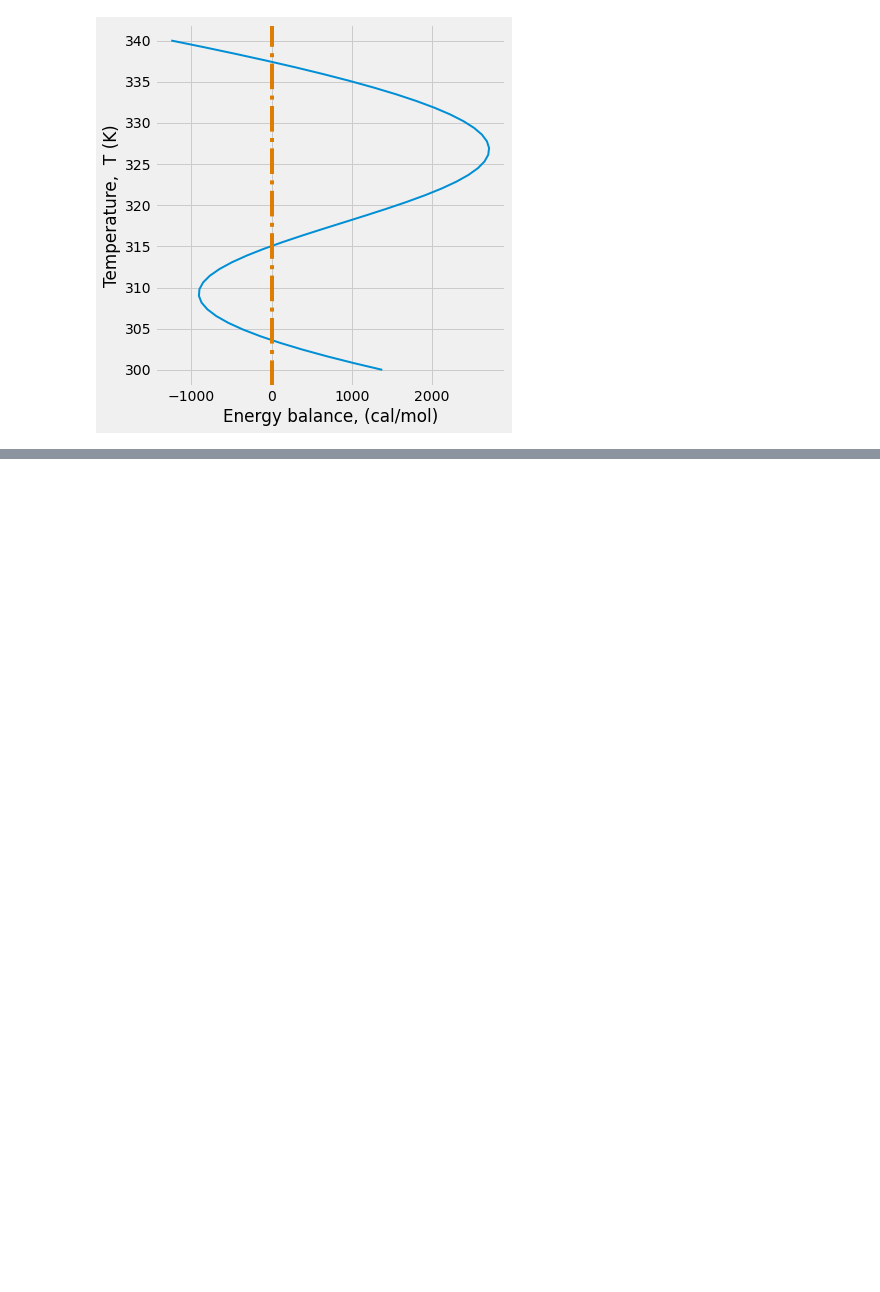
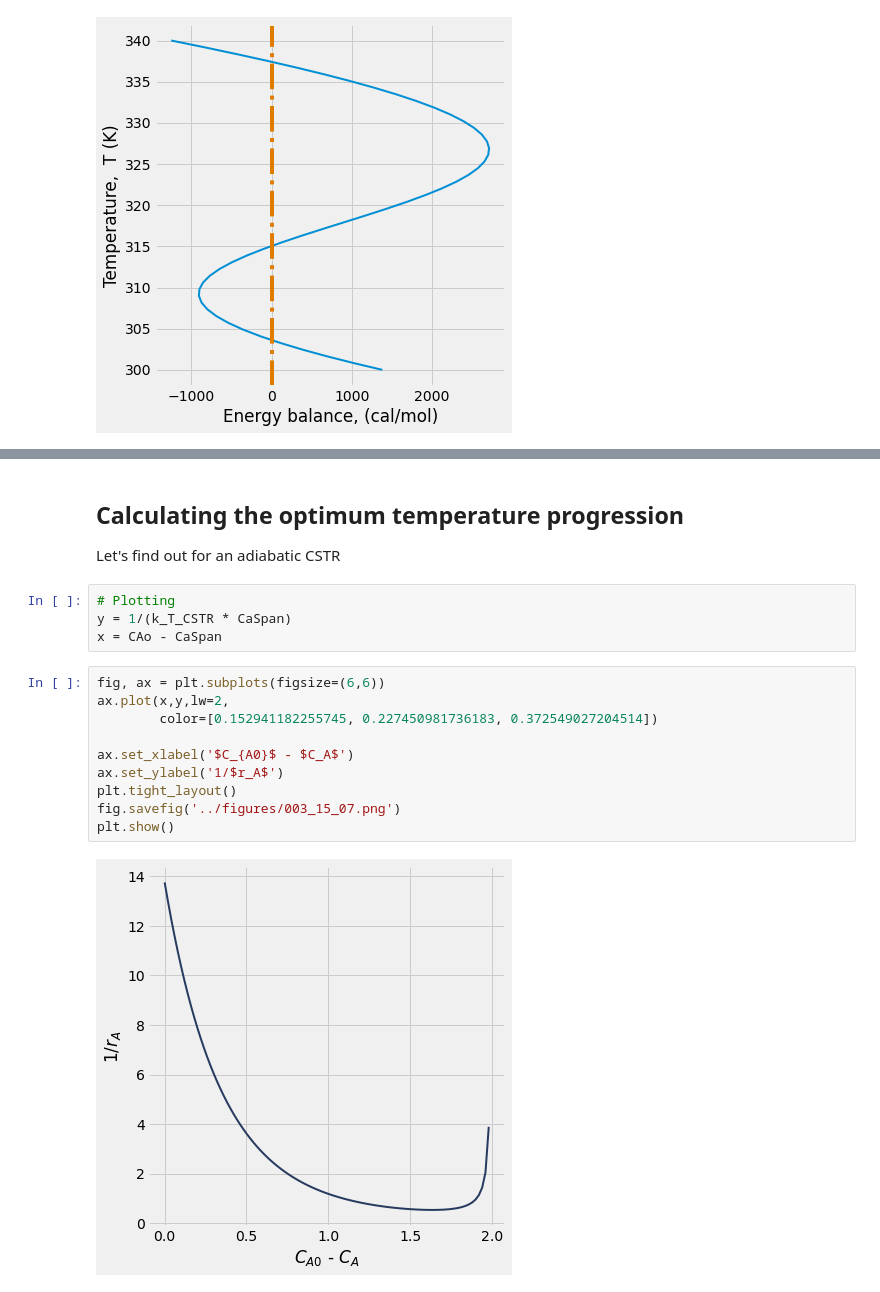
Before and after one commit to aliglara/ebook_che5314_ucv, a Jupyter notebook: codes/lect_012PFRadiabatico.ipynb, the cells around one changed output, grey strips where cells are left out. Cells and saved outputs as stored; diff of their text form; blank space fills up the shorter version.

```diff
--- a/codes/lect_012PFRadiabatico.ipynb
+++ b/codes/lect_012PFRadiabatico.ipynb
@@ -149,0 +170,20 @@ plt.show()
+# %% [markdown]
+## Calculating the optimum temperature progression
+
+Let's find out for an adiabatic CSTR
+# %%
+# Plotting
+y = 1/(k_T_CSTR * CaSpan)
+x = CAo - CaSpan
+# %%
+fig, ax = plt.subplots(figsize=(6,6))
+ax.plot(x,y,lw=2,
+        color=[0.152941182255745, 0.227450981736183, 0.372549027204514])
+
+ax.set_xlabel('$C_{A0}$ - $C_A$')
+ax.set_ylabel('1/$r_A$')
+plt.tight_layout()
+fig.savefig('../figures/003_15_07.png')
+plt.show()
+# %% [output]
+[figure, added]
```
Also changed, not shown: parts of 4 cells of this notebook, 12 other files.
